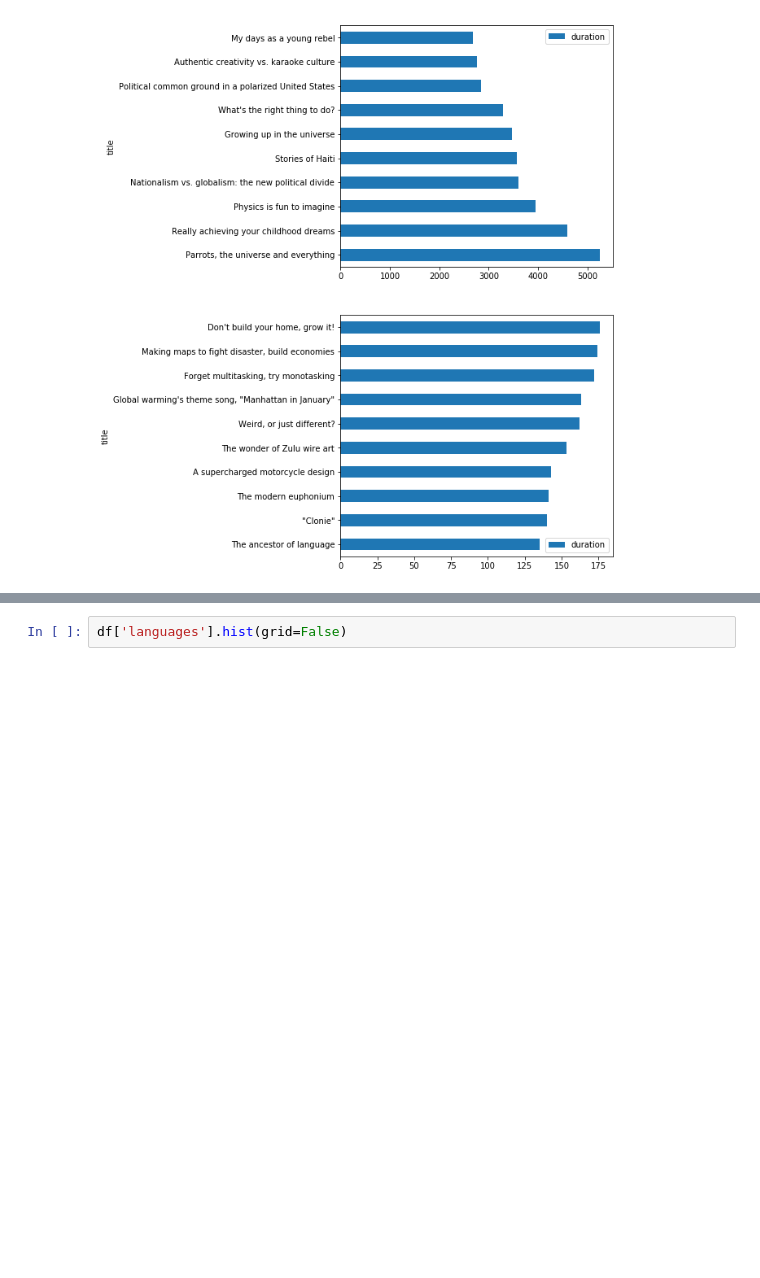
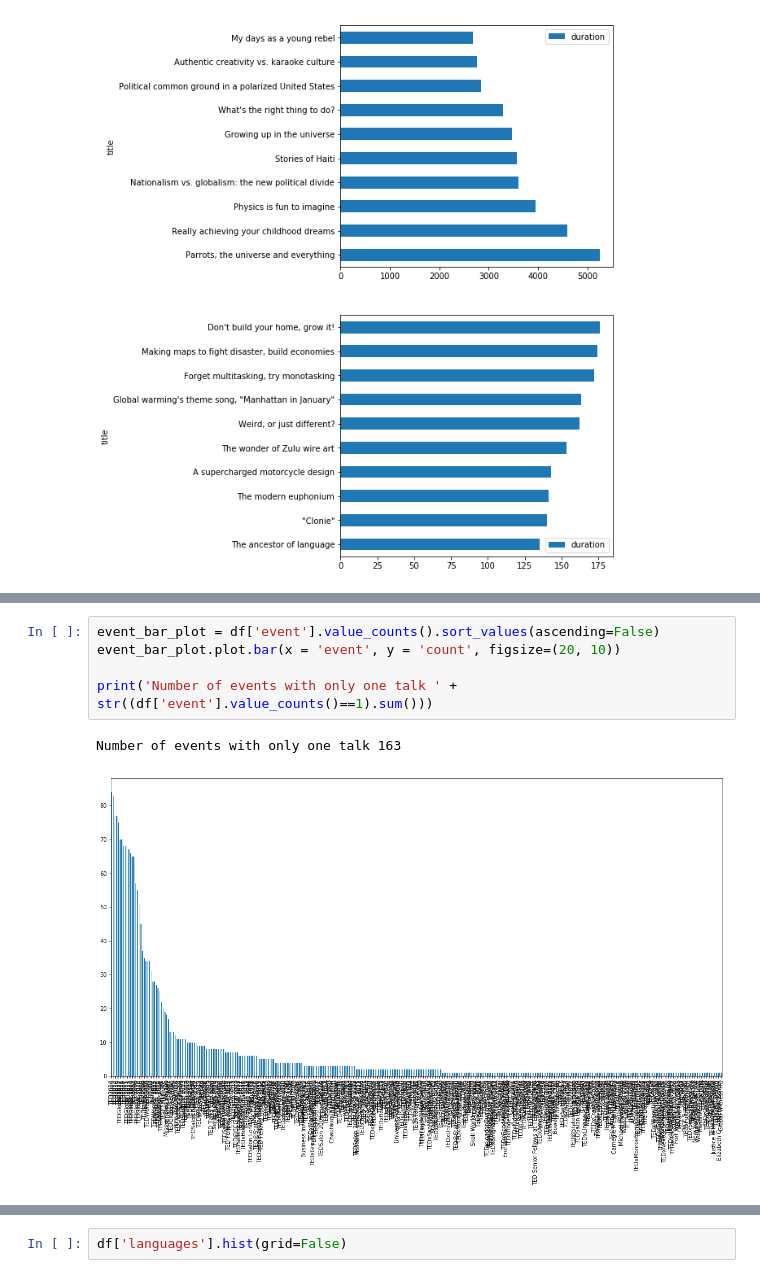
Before and after one commit to tedtalksviz/tedtalksviz.github.io, a Jupyter notebook: Exploratory data analysis.ipynb, the cells around one changed output, grey strips where cells are left out. Saved outputs shown, nothing was run; the diff lists cells and outputs as text; blank space fills up the shorter version.

```diff
--- a/Exploratory data analysis.ipynb
+++ b/Exploratory data analysis.ipynb
@@ -257,2 +298,10 @@ plt.xticks(rotation=45, horizontalalignment='right')
 [figure]
+# %%
+event_bar_plot = df['event'].value_counts().sort_values(ascending=False)
+event_bar_plot.plot.bar(x = 'event', y = 'count', figsize=(20, 10))
+
+print('Number of events with only one talk ' + str((df['event'].value_counts()==1).sum()))
+# %% [output]
+Number of events with only one talk 163
+[figure, added]
 # %% [markdown]
```
Also changed, not shown: parts of 29 cells of this notebook.
